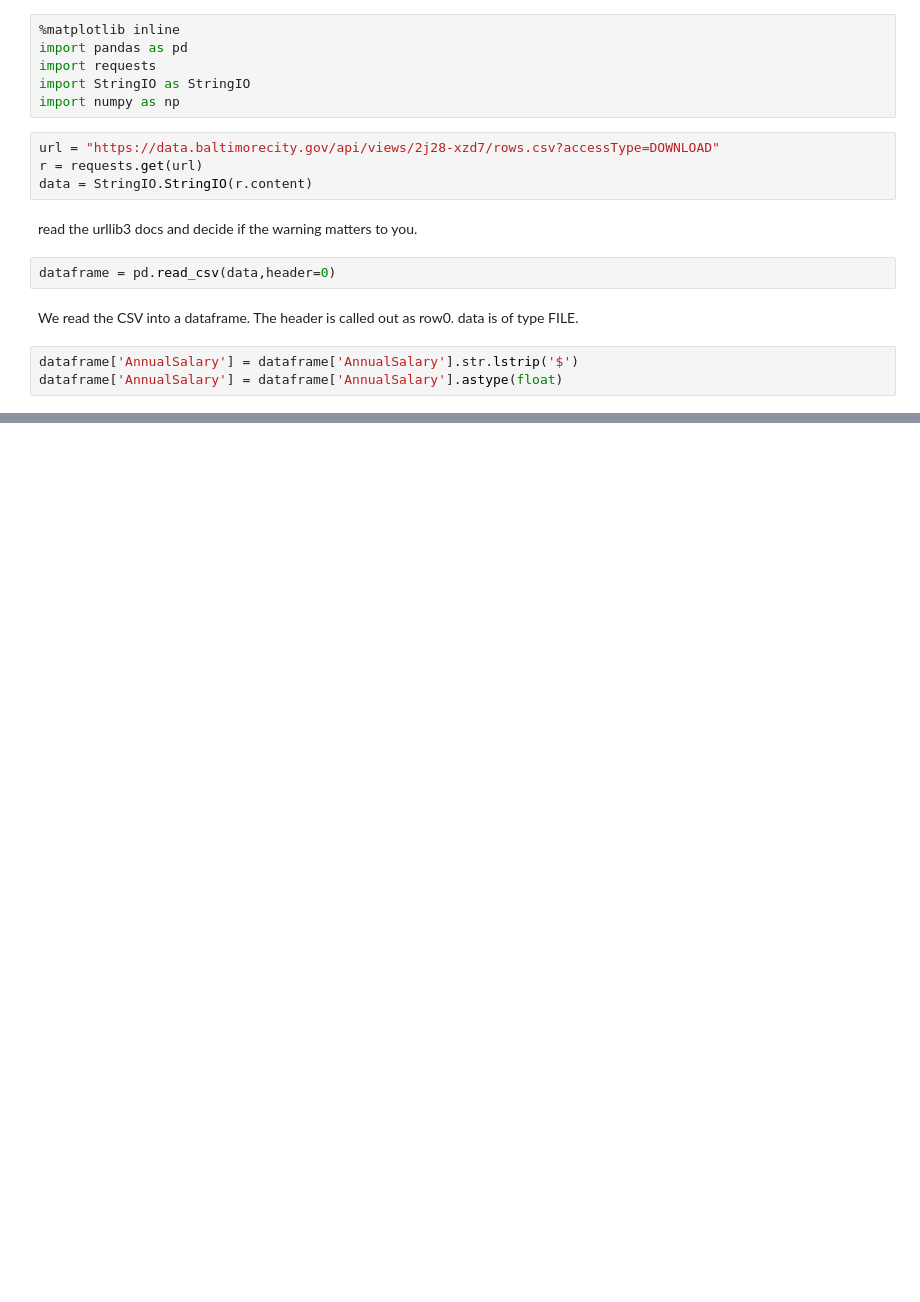
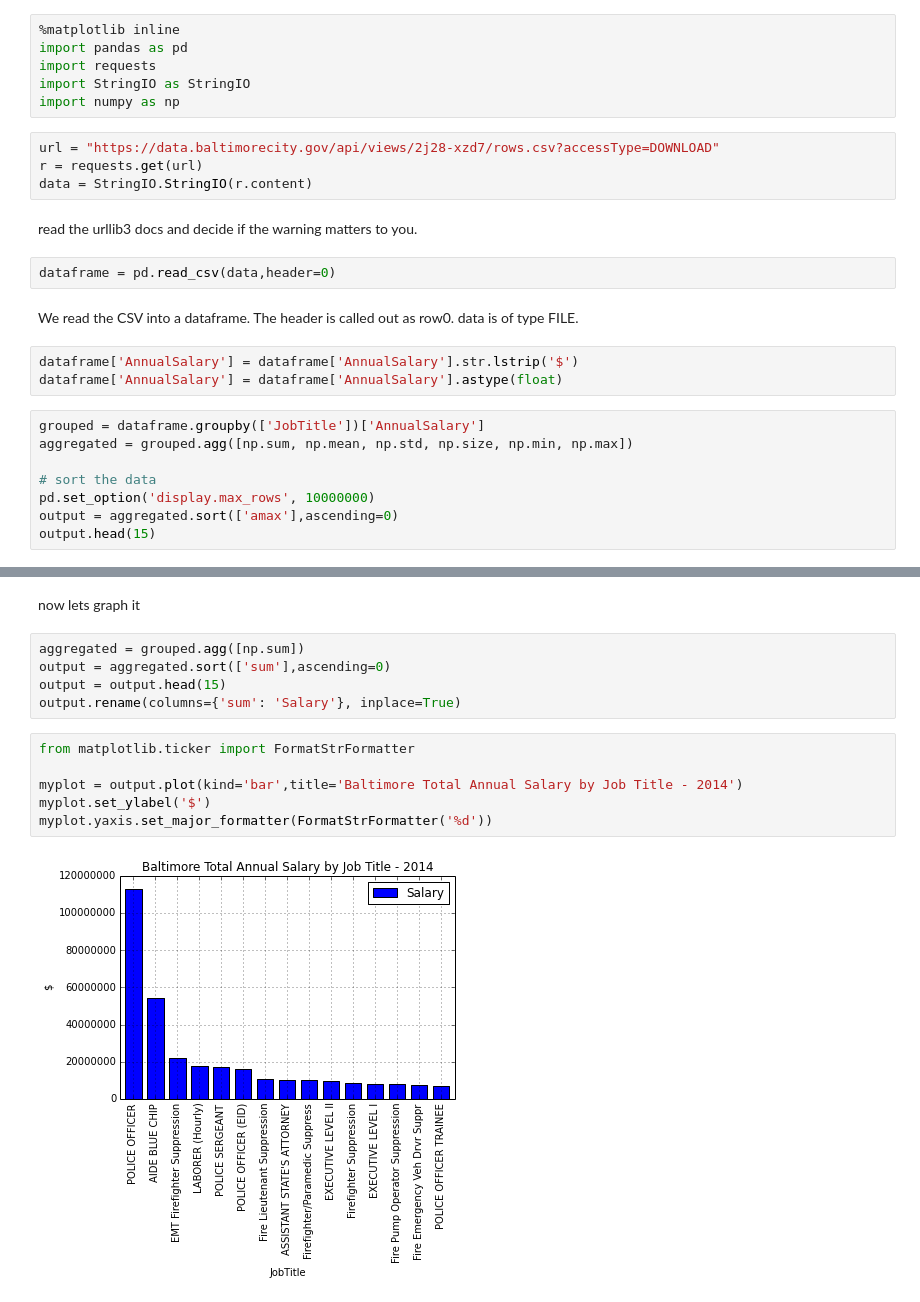
Before and after one commit to kgorman/notebooks, a Jupyter notebook: Baltimore_Salaries.ipynb, the cells around one changed output, grey strips where cells are left out. Cells and saved outputs as stored; diff of their text form; blank space fills up the shorter version.

```diff
--- a/Baltimore_Salaries.ipynb
+++ b/Baltimore_Salaries.ipynb
@@ -19,3 +19,11 @@ We read the CSV into a dataframe. The header is called out as row0. data is of t
 # %%
 dataframe['AnnualSalary'] = dataframe['AnnualSalary'].str.lstrip('$')
 dataframe['AnnualSalary'] = dataframe['AnnualSalary'].astype(float)
+# %%
+grouped = dataframe.groupby(['JobTitle'])['AnnualSalary']
+aggregated = grouped.agg([np.sum, np.mean, np.std, np.size, np.min, np.max])
+
+# sort the data
+pd.set_option('display.max_rows', 10000000)
+output = aggregated.sort(['amax'],ascending=0)
+output.head(15)
@@ -21,0 +71,15 @@ dataframe['AnnualSalary'] = dataframe['AnnualSalary'].astype(float)
+# %% [markdown]
+now lets graph it
+# %%
+aggregated = grouped.agg([np.sum])
+output = aggregated.sort(['sum'],ascending=0)
+output = output.head(15)
+output.rename(columns={'sum': 'Salary'}, inplace=True)
+# %%
+from matplotlib.ticker import FormatStrFormatter
+
+myplot = output.plot(kind='bar',title='Baltimore Total Annual Salary by Job Title - 2014')
+myplot.set_ylabel('$')
+myplot.yaxis.set_major_formatter(FormatStrFormatter('%d'))
+# %% [output]
+[figure, added]
```
Also changed, not shown: parts of 3 cells of this notebook.
